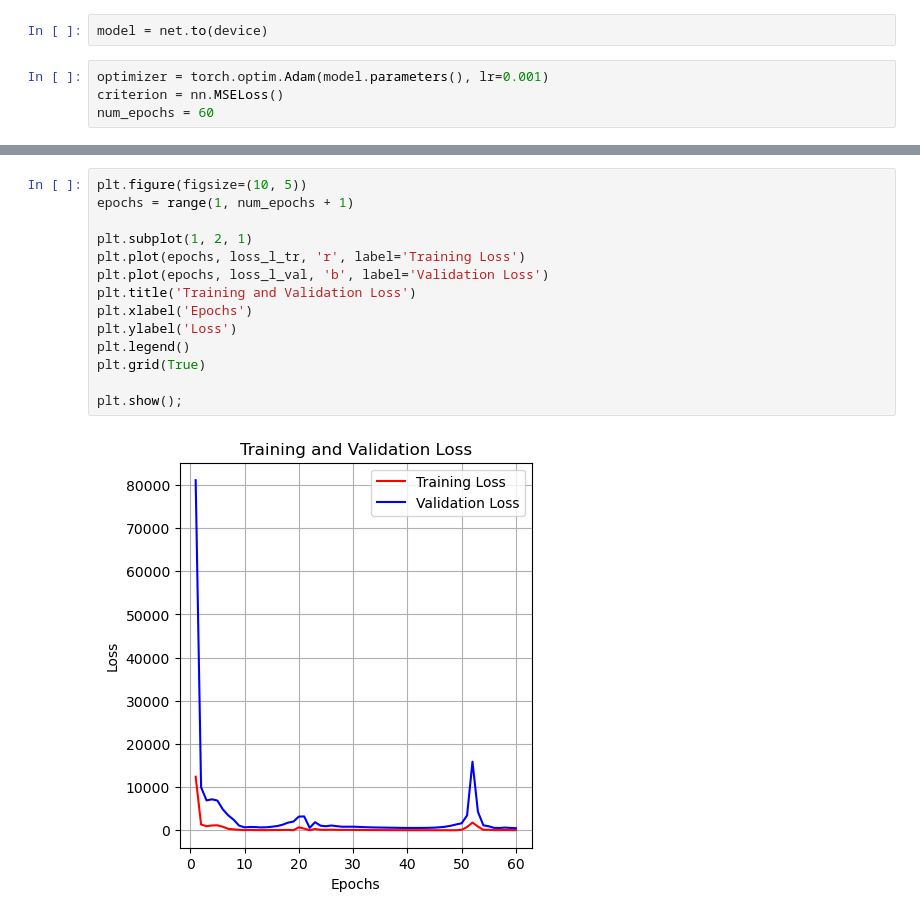
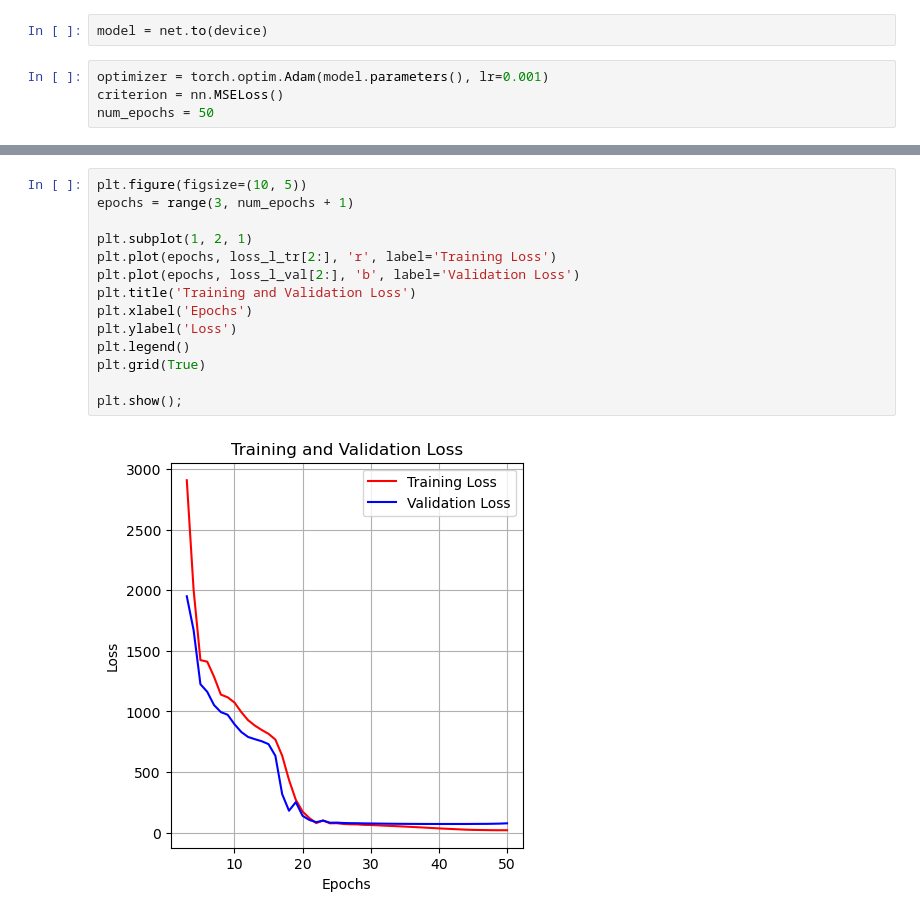
Before and after one commit to JaneAmi/Data_DL, a Jupyter notebook: HW4.ipynb, the cells around one changed output, grey strips where cells are left out. Drawn from its saved outputs; the diff is of its cells as text.

```diff
--- a/HW4.ipynb
+++ b/HW4.ipynb
@@ -286,5 +144,5 @@ model = net.to(device)
 # %%
 optimizer = torch.optim.Adam(model.parameters(), lr=0.001)
 criterion = nn.MSELoss()
-num_epochs = 60
+num_epochs = 50
 # %%
@@ -376,16 +228,16 @@ val Epoch 60, Loss: 94.09648132324219
 # %%
 plt.figure(figsize=(10, 5))
-epochs = range(1, num_epochs + 1)
+epochs = range(3, num_epochs + 1)
 
 plt.subplot(1, 2, 1)
-plt.plot(epochs, loss_l_tr, 'r', label='Training Loss')
-plt.plot(epochs, loss_l_val, 'b', label='Validation Loss')
+plt.plot(epochs, loss_l_tr[2:], 'r', label='Training Loss')
+plt.plot(epochs, loss_l_val[2:], 'b', label='Validation Loss')
 plt.title('Training and Validation Loss')
 plt.xlabel('Epochs')
 plt.ylabel('Loss')
 plt.legend()
 plt.grid(True)
 
 plt.show();
 # %% [output]
-[figure, old version]
+[figure, new version]
```
Also changed, not shown: parts of 16 cells of this notebook.
